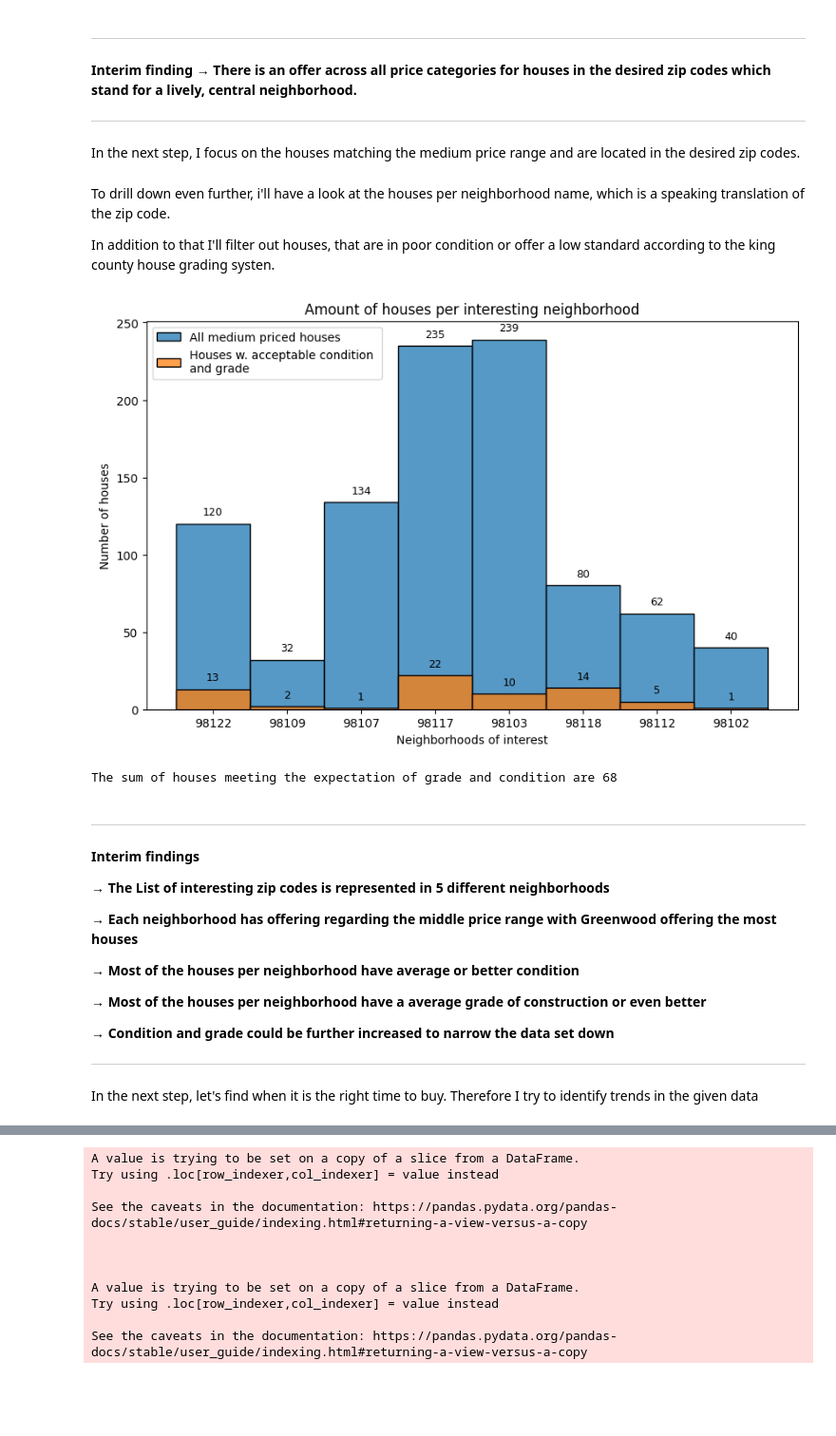
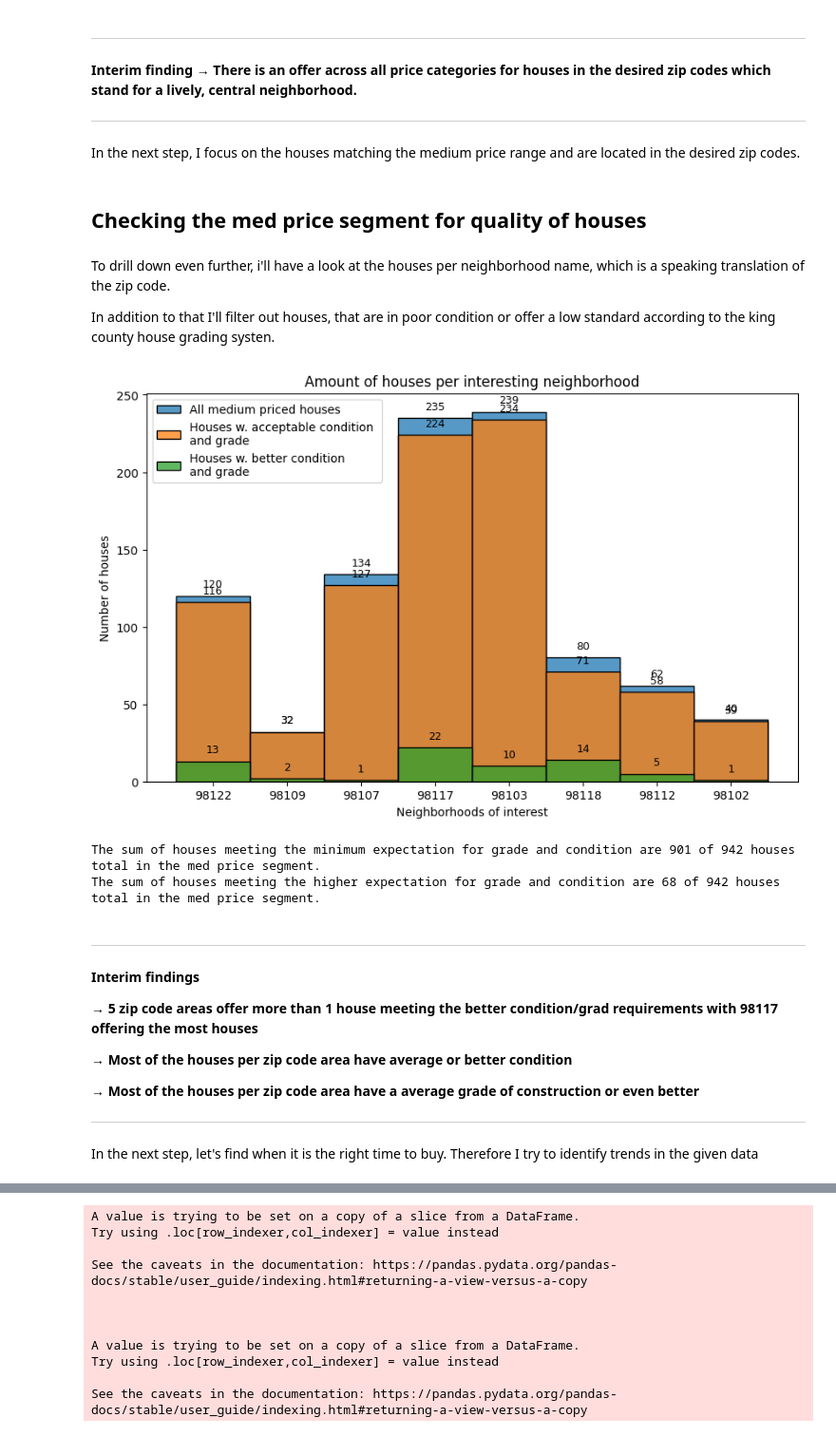
Before and after one commit to StefanK2ff/nf-eda-project, a Jupyter notebook: 5_Hypothesis checking.ipynb, the cells around one changed output, grey strips where cells are left out. Shown at 95% size. Drawn from its saved outputs; the diff is of its cells as text; code cells hidden in the pictures; blank space fills up the shorter version.

```diff
--- a/5_Hypothesis checking.ipynb
+++ b/5_Hypothesis checking.ipynb
@@ -6,8 +6,7 @@ import seaborn as sns
 import matplotlib.pyplot as plt
 import pandas as pd
 import plotly.express as px
-import os
-from dotenv import load_dotenv
+
 
 # Importing data
 
@@ -15,8 +14,9 @@ df = pd.read_csv('data/eda_cleaned+improved.csv', delimiter=",")
 
 # Setting date column to date time.
 df['date'] = pd.to_datetime(df['date'])
+
 # Transforming the 'zipcode' column to string data type
-df['zipcode'] = df['zipcode'].astype(str)
+df['zipcode'] = df['zipcode'].astype(str).sort_values()
 # %% [markdown]
 ## Checking for houses fitting 'mid price range' in interesting zipcode-areas
 # %%
@@ -24,6 +24,10 @@ df['zipcode'] = df['zipcode'].astype(str)
 
 desired_zipcodes = ['98102', '98112', '98122', '98121', '98103', '98109', '98107', '98104', '98117', '98118']
 # %%
+# Ordering categorical values for the chart
+
+df['price_cat_total'] = pd.Categorical(df['price_cat_total'], ['low', 'med-low', 'med', 'med-high', 'high'])
+
 # This histogram shows the amount of houses for each price category
 
 ax = sns.histplot(
@@ -58,5 +62,5 @@ plt.legend(loc='upper right')
 
 plt.show()
 
-print(f'The sum of houses in the desired zipcode across all price categories is {df_desired_zips.house_id.count()}')
+print(f'The sum of houses in the desired zipcode across all price categories is {df_desired_zips.house_id.count()} of {df.house_id.count()}.')
 # %% [output]
@@ -70,6 +74,8 @@ The sum of houses in the desired zipcode across all price categories is 2486
 ---
 
 In the next step, I focus on the houses matching the medium price range and are located in the desired zip codes.
+# %% [markdown]
+## Checking the med price segment for quality of houses
 # %%
 # Filtering the houses in the desired zip areas for medium price category, saving it on a new df for further use
 
@@ -79,68 +85,74 @@ To drill down even further, i'll have a look at the houses per neighborhood name
 
 In addition to that I'll filter out houses, that are in poor condition or offer a low standard according to the king county house grading systen.
 # %%
-# Create a wider figure
+# Creating a wider figure
 plt.figure(figsize=(10, 6))
 
 
 # Creating a histogram showing houses per neighborhood
-
 ax = sns.histplot(
     data=df_desired_zips_and_price,
     x='zipcode',
     label='All medium priced houses'
 )
 
-# Filtering the houses and exkluding houses with condition poorer than 3 and grade worth than 7
+# Filtering the houses and excluding houses with condition poorer than 3 and grade worth than 7
+df_good_quality = df_desired_zips_and_price[
+    (df_desired_zips_and_price['condition'] >= 3) & (df_desired_zips_and_price['grade'] >= 7)
+]
 
-df_top_quality = df_desired_zips_and_price[
+# Adding the new data frame to the histogram
+sns.histplot(
+    data=df_good_quality,
+    x='zipcode',
+    label='Houses w. acceptable condition \nand grade'
+)
+
+# Filtering the houses and excluding houses with condition poorer than 2 and grade worth than 8
+df_better_quality = df_desired_zips_and_price[
     (df_desired_zips_and_price['condition'] > 3) & (df_desired_zips_and_price['grade'] > 7)
 ]
 
 # Adding the new data frame to the histogram
-
 sns.histplot(
-    data=df_top_quality,
+    data=df_better_quality,
     x='zipcode',
-    label='Houses w. acceptable condition \nand grade'
+    label='Houses w. better condition \nand grade'
 )
 
 # Add labels to the bars
 for p in ax.patches:
     ax.annotate(f'{p.get_height():.0f}', (p.get_x() + p.get_width() / 2., p.get_height()),
                 ha='center', va='bottom', fontsize=9, color='black', xytext=(0, 5),
                 textcoords='offset points')
 
 # Proper labeling of the chart
-
 plt.xlabel('Neighborhoods of interest')
 plt.ylabel('Number of houses')
 plt.title('Amount of houses per interesting neighborhood')
 plt.legend(loc='upper left')
 
 plt.show()
 
-print(f'The sum of houses meeting the expectation of grade and condition are {df_top_quality.house_id.count()}')
+print(f'The sum of houses meeting the minimum expectation for grade and condition are {df_good_quality.house_id.count()} of {df_desired_zips_and_price.house_id.count()} houses total in the med price segment.')
+print(f'The sum of houses meeting the higher expectation for grade and condition are {df_better_quality.house_id.count()} of {df_desired_zips_and_price.house_id.count()} houses total in the med price segment.')
 # %% [output]
-[figure, old version]
+[figure, new version]
-The sum of houses meeting the expectation of grade and condition are 68
+The sum of houses meeting the minimum expectation for grade and condition are 901 of 942 houses total in the med price segment.
+The sum of houses meeting the higher expectation for grade and condition are 68 of 942 houses total in the med price segment.
 # %% [markdown]
 ---
 **Interim findings**
 
-**&rarr; The List of interesting zip codes is represented in 5 different neighborhoods**
+
+**&rarr; 5 zip code areas offer more than 1 house meeting the better condition/grad requirements with 98117 offering the most houses**
 
 
-**&rarr; Each neighborhood has offering regarding the middle price range with Greenwood offering the most houses**
+**&rarr; Most of the houses per zip code area have average or better condition**
 
 
-**&rarr; Most of the houses per neighborhood have average or better condition**
+**&rarr; Most of the houses per zip code area have a average grade of construction or even better**
 
-
-**&rarr; Most of the houses per neighborhood have a average grade of construction or even better**
-
-
-**&rarr; Condition and grade could be further increased to narrow the data set down**
 
 
 ---
```
Also changed, not shown: parts of 10 cells of this notebook, 1 other file.
